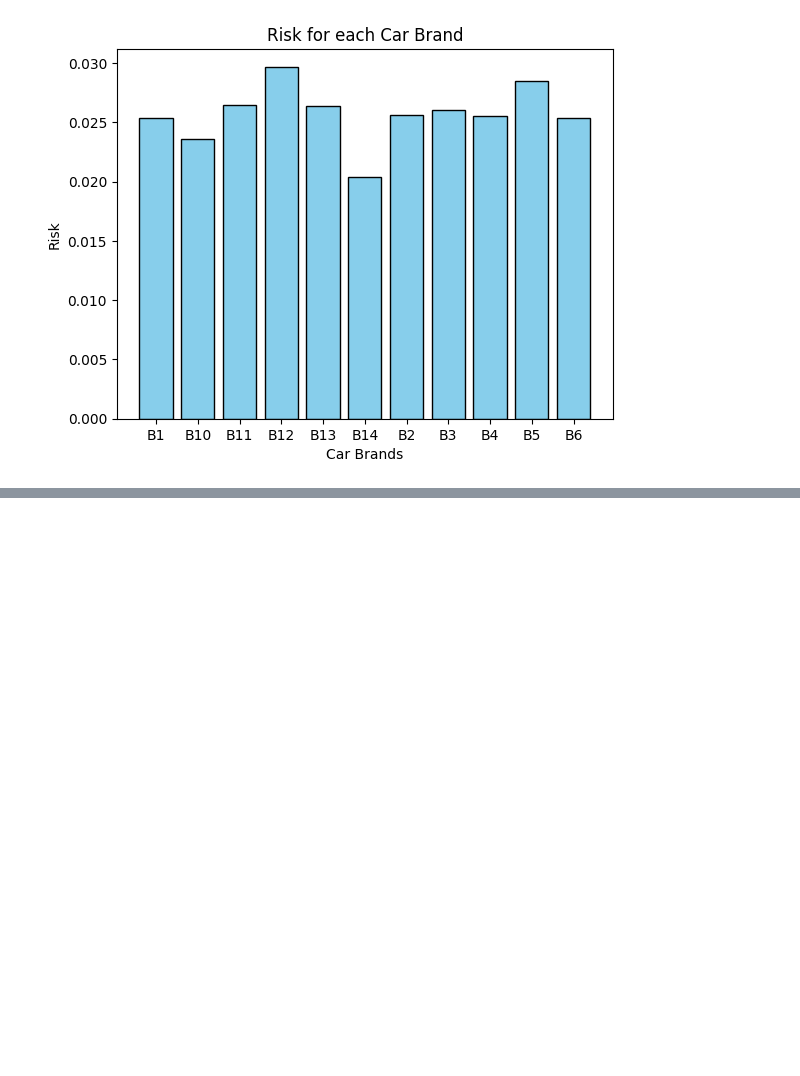
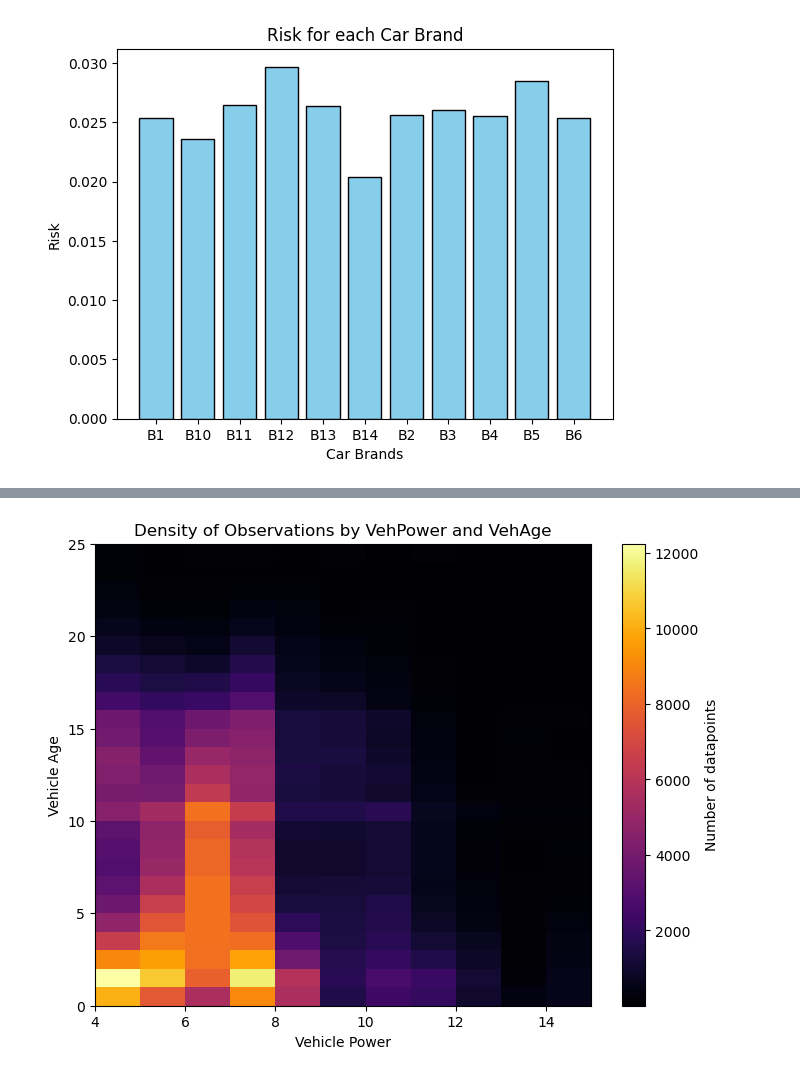
Before and after one commit to TheFreeMan21/machine-n-learnings-inc, a Jupyter notebook: plots.ipynb, the cells around one changed output, grey strips where cells are left out. Saved outputs shown, nothing was run; the diff lists cells and outputs as text; code cells hidden in the pictures; blank space fills up the shorter version.

```diff
--- a/plots.ipynb
+++ b/plots.ipynb
@@ -51,0 +58,17 @@ plt.show()
+# %%
+plt.figure(figsize=(8, 6))
+
+plt.hist2d(
+    df['VehPower'],
+    df['VehAge'],
+    bins=(11,25),          # (x_bins, y_bins)
+    cmap='inferno'          # or 'viridis', 'plasma', 'hot', etc.
+)
+
+plt.colorbar(label='Number of datapoints')
+plt.xlabel('Vehicle Power')
+plt.ylabel('Vehicle Age')
+plt.title('Density of Observations by VehPower and VehAge')
+plt.show()
+# %% [output]
+[figure, added]
```
Also changed, not shown: parts of 1 cell of this notebook.
